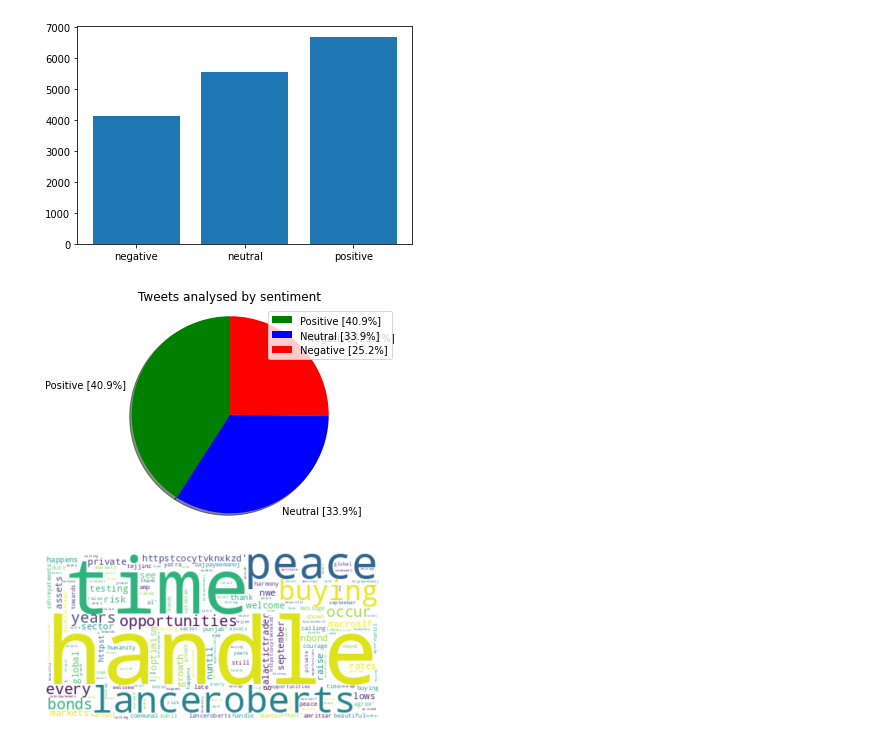
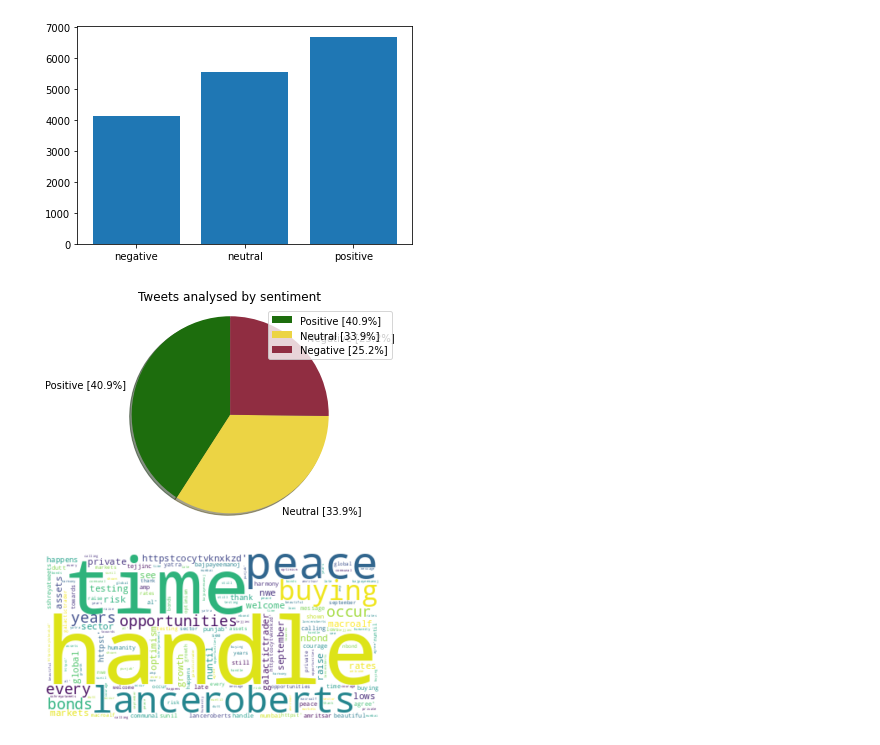
Before and after one commit to abrehamgezahegn/Twitter-Data-Analysis, a Jupyter notebook: notebooks/Sentiment-analysis.ipynb, the cells around one changed output. Drawn from its saved outputs; the diff is of its cells as text; code cells hidden in the pictures.

Commit message:
feat: added plots in sentiment analysis

```diff
--- a/notebooks/Sentiment-analysis.ipynb
+++ b/notebooks/Sentiment-analysis.ipynb
@@ -76,14 +76,14 @@ plt.bar(labels, values)
 # %%
 labels = ['Positive ['+format(pos_per, '.1f')+'%]', 'Neutral ['+format(neu_per,'.1f')+'%]', 'Negative ['+format(neg_per,'.1f')+'%]']
 sizes = [len(tweet_pos), len(tweet_neu), len(tweet_neg)]
-colors = ['green', 'blue', 'red']
+colors = ['#1D6D0D', '#ECD444', '#902D41']
 patches, texts = plt.pie(sizes, labels = labels, colors = colors,shadow = True, startangle = 90)
 plt.legend(labels)
 plt.title("Tweets analysed by sentiment")
 plt.axis('equal')
 plt.show()
 # %% [output]
-[figure, old version]
+[figure, new version]
 # %%
 def create_wordcloud(text):
     stopwords = set(STOPWORDS)
```
Also changed, not shown: 5 other files.
